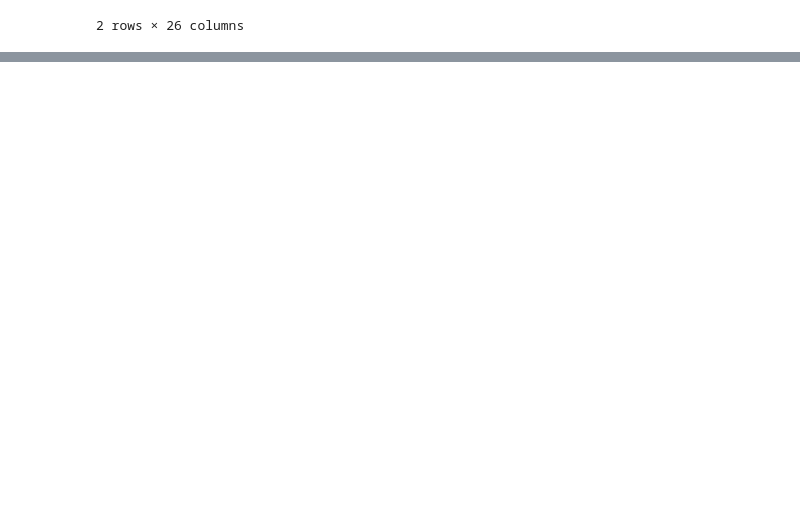
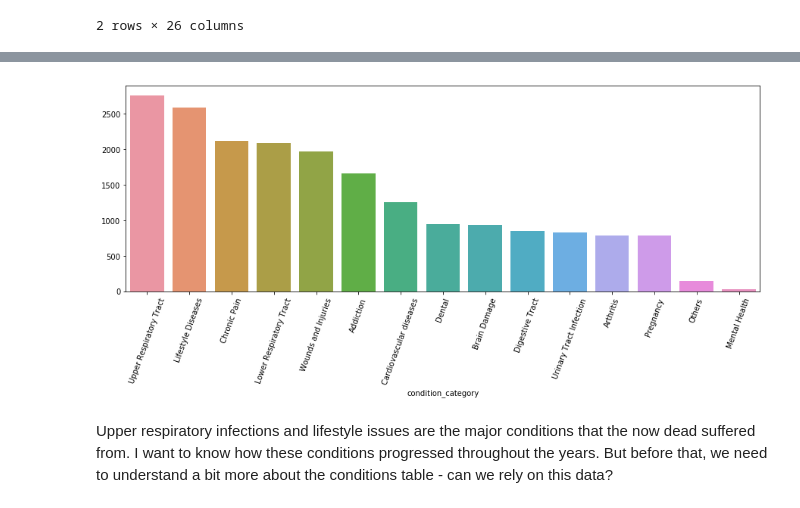
Before and after one commit to pareshg18/picnicHealth-healthcare-analysis, a Jupyter notebook: conditions-analysis.ipynb, the cells around one changed output, grey strips where cells are left out. Cells and saved outputs as stored; diff of their text form; code cells hidden in the pictures; blank space fills up the shorter version.

```diff
--- a/conditions-analysis.ipynb
+++ b/conditions-analysis.ipynb
@@ -42,0 +71,8 @@ patients.head(2)
+# %%
+#lets get the conditions table
+conditions = pd.read_csv('conditions.csv')
+conditions.columns = [i.lower() for i in conditions.columns]
+conditions.start = conditions.start.apply([pd.to_datetime])
+conditions.stop = conditions.stop.apply([pd.to_datetime])
+conditions.info()
+conditions.head()
@@ -42,0 +128,7 @@ patients.head(2)
+# %%
+conditions['condition_category'] = conditions.description.map(condition_categorized)
+# %%
+def number_of_conditions(patient_id):
+    return conditions.loc[conditions.patient == patient_id,'condition_category'].nunique()
+dead['num_of_conditions'] = dead.id.apply(number_of_conditions)
+dead.head()
@@ -42,0 +168,7 @@ patients.head(2)
+# %%
+#Lets try to determine the cause of deaths from each patient -  by comparing their condition stopdates and deathdates
+df = pd.merge(conditions[['patient','stop','condition_category']],patients[['id','deathdate']],how = 'left',left_on = 'patient',right_on = 'id')
+df = df.loc[df.patient.isin(dead.id)]
+#df.loc[df.stop.isnull(),'stop'] = df.loc[df.stop.isnull(),'deathdate']
+df.stop = df.stop.apply(pd.to_datetime)
+df.head()
@@ -42,0 +195,10 @@ patients.head(2)
+# %%
+plt.figure(figsize = (15,5))
+dead_cond = df.groupby('condition_category')['patient'].nunique().sort_values(ascending = False)
+sns.barplot(dead_cond.index,dead_cond.values)
+plt.xticks(rotation = 70)
+plt.show()
+# %% [output]
+[figure, added]
+# %% [markdown]
+Upper respiratory infections and lifestyle issues are the major conditions that the now dead suffered from. I want to know how these conditions progressed throughout the years. But before that, we need to understand a bit more about the conditions table - can we rely on this data?
```
Also changed, not shown: parts of 30 cells of this notebook.
